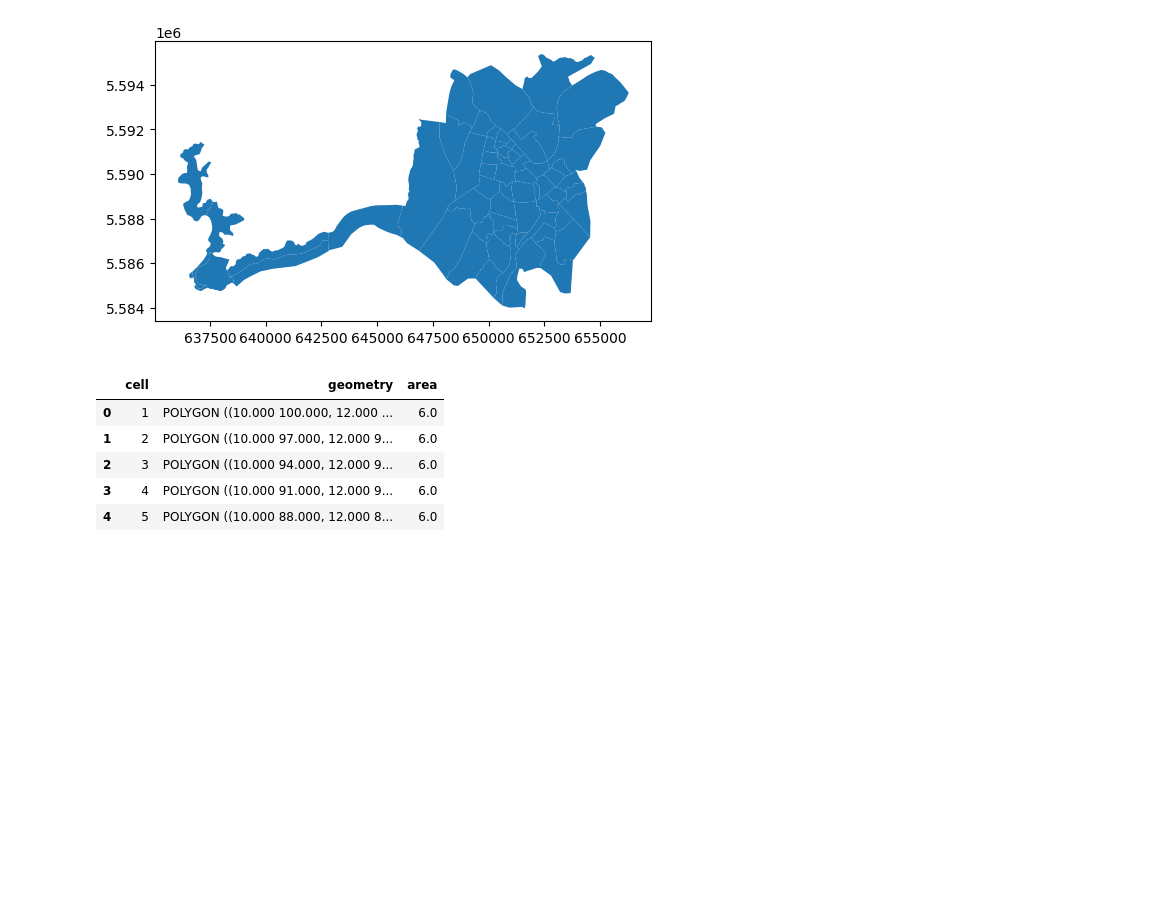
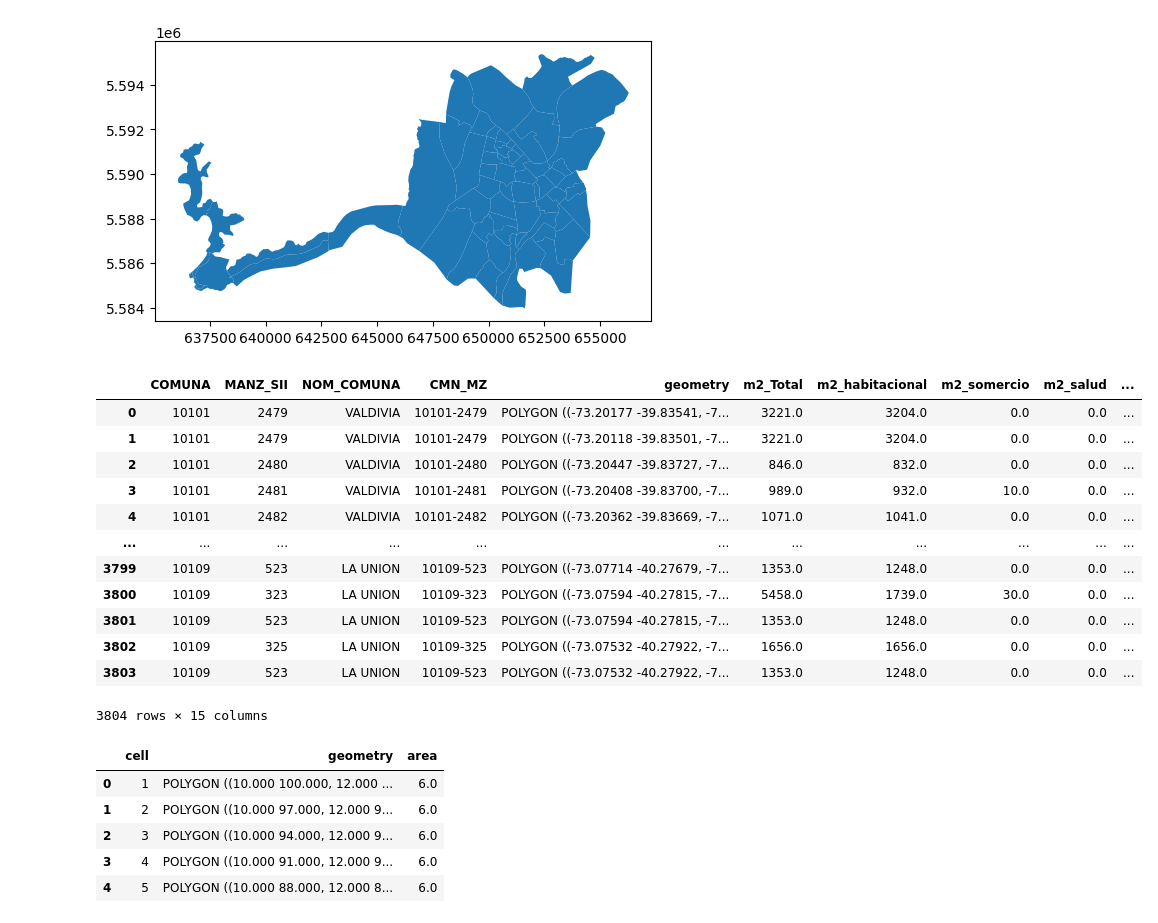
Before and after one commit to aariztiab/Labs-EMLU, a Jupyter notebook: Datos y ejemplos L05.ipynb, the cells around one changed output. Drawn from its saved outputs; the diff is of its cells as text; code cells hidden in the pictures; blank space fills up the shorter version.

```diff
--- a/Datos y ejemplos L05.ipynb
+++ b/Datos y ejemplos L05.ipynb
@@ -185,3 +185,25 @@ from Herramientas import teselator as ts
 
 
 grilla = ts.grid_teselation(10, 100, 10, 100, 2, 3, 32719)
+# %%
+df_predios_valdivia
+precios = df_predios_valdivia.groupby('Manzana')['Avalúo fiscal'].sum().reset_index()
+precios.rename(columns={'Manzana': 'MANZ_SII'}, inplace=True)
+
+resultado = pd.merge(manzanas_valdivia, precios, on='MANZ_SII', how='left')
+# %%
+resultado
+# %% [output]
+|  | COMUNA | MANZ_SII | NOM_COMUNA | CMN_MZ | geometry | m2_Total | m2_habitacional | m2_somercio | m2_salud | ... |
+| 0 | 10101 | 2479 | VALDIVIA | 10101-2479 | POLYGON ((-73.20177 -39.83541, -7... | 3221.0 | 3204.0 | 0.0 | 0.0 | ... |
+| 1 | 10101 | 2479 | VALDIVIA | 10101-2479 | POLYGON ((-73.20118 -39.83501, -7... | 3221.0 | 3204.0 | 0.0 | 0.0 | ... |
+| 2 | 10101 | 2480 | VALDIVIA | 10101-2480 | POLYGON ((-73.20447 -39.83727, -7... | 846.0 | 832.0 | 0.0 | 0.0 | ... |
+| 3 | 10101 | 2481 | VALDIVIA | 10101-2481 | POLYGON ((-73.20408 -39.83700, -7... | 989.0 | 932.0 | 10.0 | 0.0 | ... |
+| 4 | 10101 | 2482 | VALDIVIA | 10101-2482 | POLYGON ((-73.20362 -39.83669, -7... | 1071.0 | 1041.0 | 0.0 | 0.0 | ... |
+| ... | ... | ... | ... | ... | ... | ... | ... | ... | ... | ... |
+| 3799 | 10109 | 523 | LA UNION | 10109-523 | POLYGON ((-73.07714 -40.27679, -7... | 1353.0 | 1248.0 | 0.0 | 0.0 | ... |
+| 3800 | 10109 | 323 | LA UNION | 10109-323 | POLYGON ((-73.07594 -40.27815, -7... | 5458.0 | 1739.0 | 30.0 | 0.0 | ... |
+| 3801 | 10109 | 523 | LA UNION | 10109-523 | POLYGON ((-73.07594 -40.27815, -7... | 1353.0 | 1248.0 | 0.0 | 0.0 | ... |
+| 3802 | 10109 | 325 | LA UNION | 10109-325 | POLYGON ((-73.07532 -40.27922, -7... | 1656.0 | 1656.0 | 0.0 | 0.0 | ... |
+| 3803 | 10109 | 523 | LA UNION | 10109-523 | POLYGON ((-73.07532 -40.27922, -7... | 1353.0 | 1248.0 | 0.0 | 0.0 | ... |
+3804 rows × 15 columns
```
Also changed, not shown: parts of 15 cells of this notebook.
